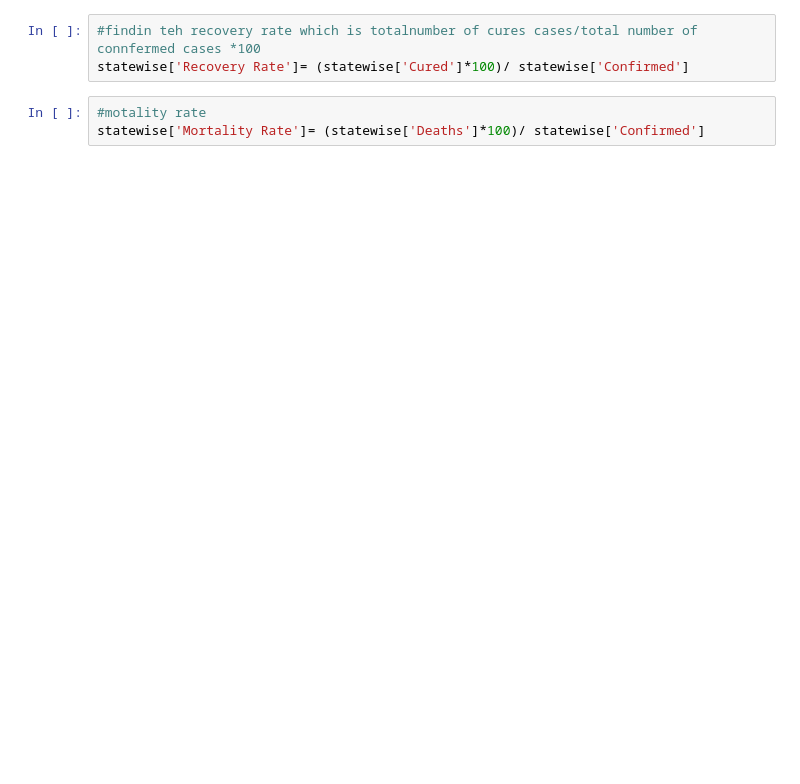
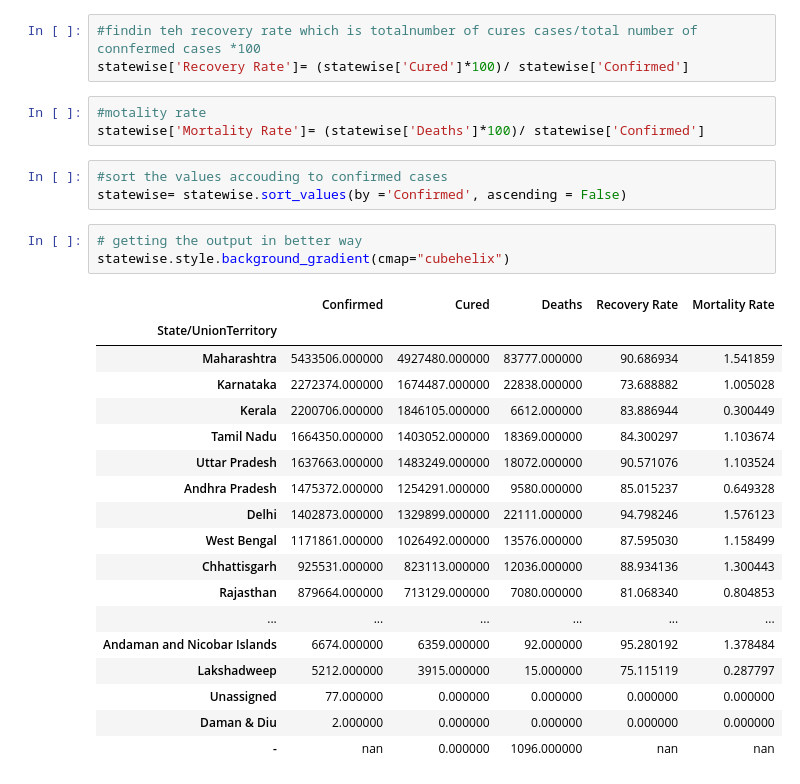
Before and after one commit to eThird/COVID-19-Data-Analysis, a Jupyter notebook: Notebooks/Covid-19 data analysis.ipynb, the cells around one changed output. Cells and saved outputs as stored; diff of their text form; blank space fills up the shorter version.

```diff
--- a/Notebooks/Covid-19 data analysis.ipynb
+++ b/Notebooks/Covid-19 data analysis.ipynb
@@ -130,3 +130,28 @@ statewise['Recovery Rate']= (statewise['Cured']*100)/ statewise['Confirmed']
 # %%
 #motality rate
 statewise['Mortality Rate']= (statewise['Deaths']*100)/ statewise['Confirmed']
+# %%
+#sort the values accouding to confirmed cases
+statewise= statewise.sort_values(by ='Confirmed', ascending = False)
+# %%
+# getting the output in better way
+statewise.style.background_gradient(cmap="cubehelix")
+# %% [output]
+|  | Confirmed | Cured | Deaths | Recovery Rate | Mortality Rate |
+| State/UnionTerritory |  |  |  |  |  |
+| Maharashtra | 5433506.000000 | 4927480.000000 | 83777.000000 | 90.686934 | 1.541859 |
+| Karnataka | 2272374.000000 | 1674487.000000 | 22838.000000 | 73.688882 | 1.005028 |
+| Kerala | 2200706.000000 | 1846105.000000 | 6612.000000 | 83.886944 | 0.300449 |
+| Tamil Nadu | 1664350.000000 | 1403052.000000 | 18369.000000 | 84.300297 | 1.103674 |
+| Uttar Pradesh | 1637663.000000 | 1483249.000000 | 18072.000000 | 90.571076 | 1.103524 |
+| Andhra Pradesh | 1475372.000000 | 1254291.000000 | 9580.000000 | 85.015237 | 0.649328 |
+| Delhi | 1402873.000000 | 1329899.000000 | 22111.000000 | 94.798246 | 1.576123 |
+| West Bengal | 1171861.000000 | 1026492.000000 | 13576.000000 | 87.595030 | 1.158499 |
+| Chhattisgarh | 925531.000000 | 823113.000000 | 12036.000000 | 88.934136 | 1.300443 |
+| Rajasthan | 879664.000000 | 713129.000000 | 7080.000000 | 81.068340 | 0.804853 |
+| ... | ... | ... | ... | ... | ... |
+| Andaman and Nicobar Islands | 6674.000000 | 6359.000000 | 92.000000 | 95.280192 | 1.378484 |
+| Lakshadweep | 5212.000000 | 3915.000000 | 15.000000 | 75.115119 | 0.287797 |
+| Unassigned | 77.000000 | 0.000000 | 0.000000 | 0.000000 | 0.000000 |
+| Daman & Diu | 2.000000 | 0.000000 | 0.000000 | 0.000000 | 0.000000 |
+| - | nan | 0.000000 | 1096.000000 | nan | nan |
```
Also changed, not shown: parts of 9 cells of this notebook, 1 other file.
